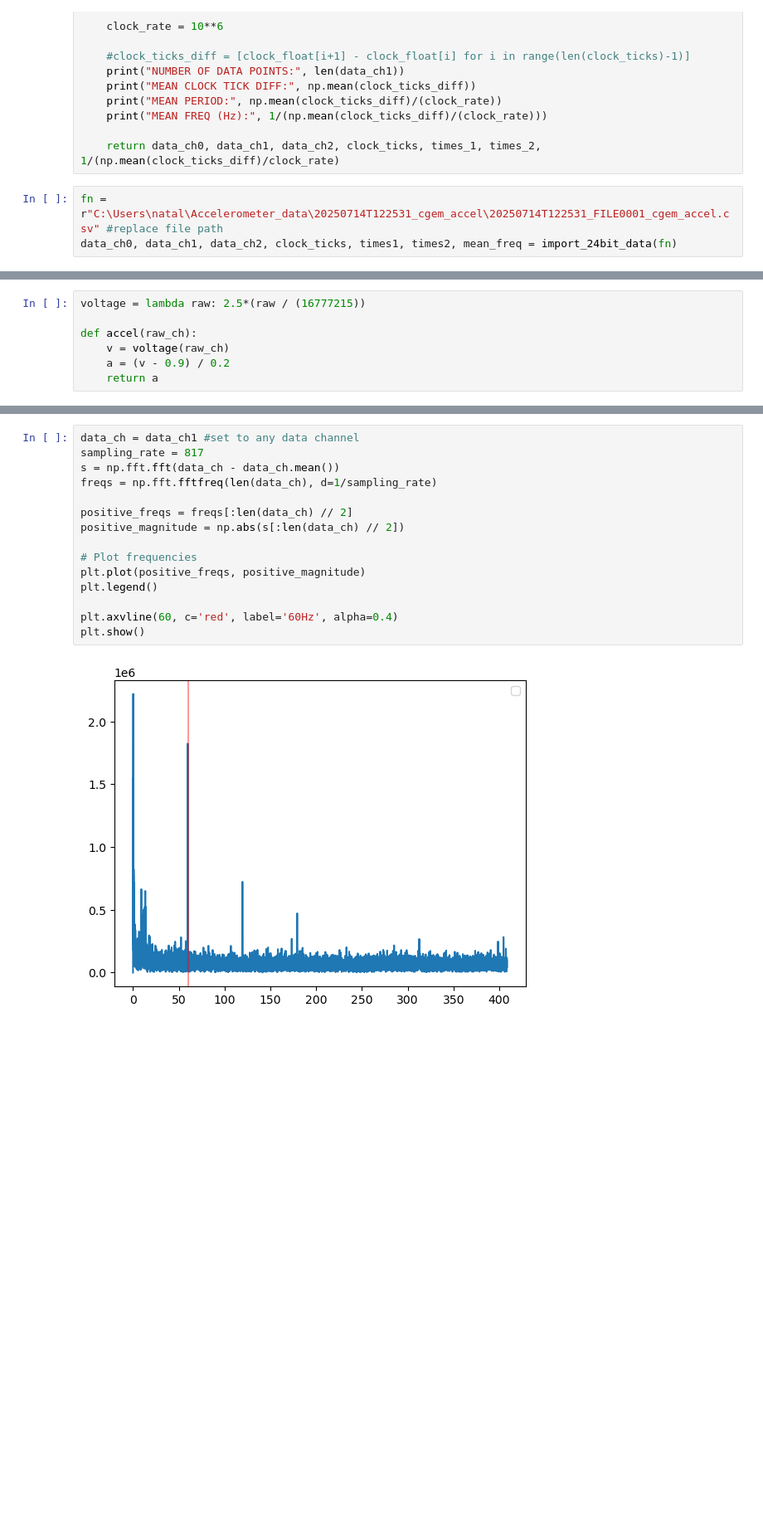
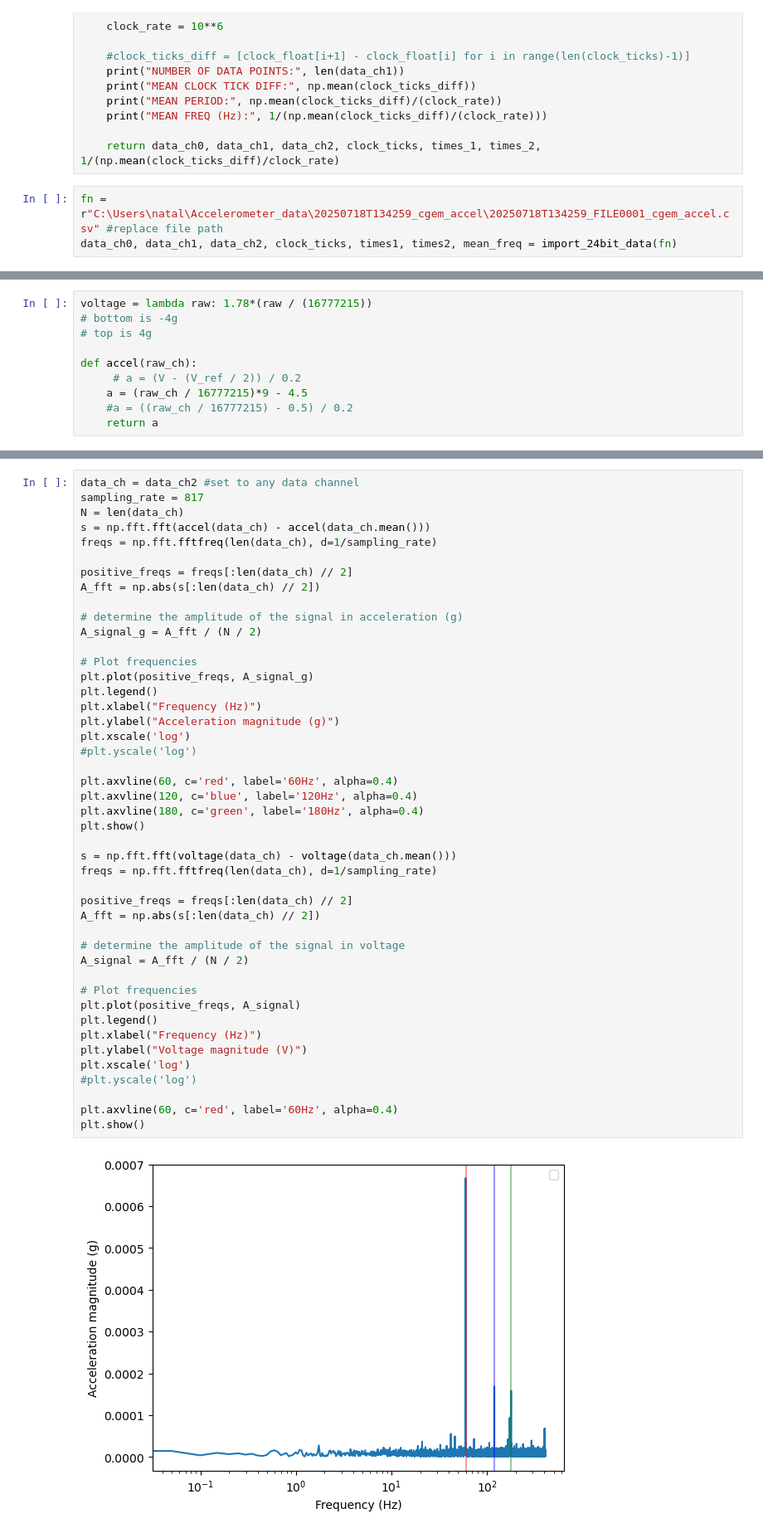
Before and after one commit to cgem-experiment/Accelerometers, a Jupyter notebook: Import_data.ipynb, the cells around one changed output, grey strips where cells are left out. Shown at 83% size. Cells and saved outputs as stored; diff of their text form; blank space fills up the shorter version.

```diff
--- a/Import_data.ipynb
+++ b/Import_data.ipynb
@@ -52,6 +52,6 @@ def import_24bit_data(fn):
 
     return data_ch0, data_ch1, data_ch2, clock_ticks, times_1, times_2, 1/(np.mean(clock_ticks_diff)/clock_rate)
 # %%
-fn = r"C:\Users\natal\Accelerometer_data\20250714T122531_cgem_accel\20250714T122531_FILE0001_cgem_accel.csv" #replace file path
+fn = r"C:\Users\natal\Accelerometer_data\20250718T134259_cgem_accel\20250718T134259_FILE0001_cgem_accel.csv" #replace file path
 data_ch0, data_ch1, data_ch2, clock_ticks, times1, times2, mean_freq = import_24bit_data(fn)
 # %% [output]
@@ -62,9 +62,12 @@ MEAN FREQ (Hz): 816.7087530805289
 # %%
-voltage = lambda raw: 2.5*(raw / (16777215))
+voltage = lambda raw: 1.78*(raw / (16777215))
+# bottom is -4g
+# top is 4g
 
 def accel(raw_ch):
-    v = voltage(raw_ch)
-    a = (v - 0.9) / 0.2
+     # a = (V - (V_ref / 2)) / 0.2
+    a = (raw_ch / 16777215)*9 - 4.5
+    #a = ((raw_ch / 16777215) - 0.5) / 0.2
     return a
 # %%
 print("Voltage (V):")
@@ -89,17 +96,47 @@ channel 2 average accel: 0.8621676820838226
 # %%
-data_ch = data_ch1 #set to any data channel
+data_ch = data_ch2 #set to any data channel
 sampling_rate = 817
-s = np.fft.fft(data_ch - data_ch.mean())
+N = len(data_ch)
+s = np.fft.fft(accel(data_ch) - accel(data_ch.mean()))
 freqs = np.fft.fftfreq(len(data_ch), d=1/sampling_rate)
 
 positive_freqs = freqs[:len(data_ch) // 2]
-positive_magnitude = np.abs(s[:len(data_ch) // 2])
+A_fft = np.abs(s[:len(data_ch) // 2])
+
+# determine the amplitude of the signal in acceleration (g)
+A_signal_g = A_fft / (N / 2)
 
 # Plot frequencies
-plt.plot(positive_freqs, positive_magnitude)
+plt.plot(positive_freqs, A_signal_g)
 plt.legend()
+plt.xlabel("Frequency (Hz)")
+plt.ylabel("Acceleration magnitude (g)")
+plt.xscale('log')
+#plt.yscale('log')
+
+plt.axvline(60, c='red', label='60Hz', alpha=0.4)
+plt.axvline(120, c='blue', label='120Hz', alpha=0.4)
+plt.axvline(180, c='green', label='180Hz', alpha=0.4)
+plt.show()
+
+s = np.fft.fft(voltage(data_ch) - voltage(data_ch.mean()))
+freqs = np.fft.fftfreq(len(data_ch), d=1/sampling_rate)
+
+positive_freqs = freqs[:len(data_ch) // 2]
+A_fft = np.abs(s[:len(data_ch) // 2])
+
+# determine the amplitude of the signal in voltage
+A_signal = A_fft / (N / 2)
+
+# Plot frequencies
+plt.plot(positive_freqs, A_signal)
+plt.legend()
+plt.xlabel("Frequency (Hz)")
+plt.ylabel("Voltage magnitude (V)")
+plt.xscale('log')
+#plt.yscale('log')
 
 plt.axvline(60, c='red', label='60Hz', alpha=0.4)
 plt.show()
 # %% [output]
-[figure, old version]
+[figure, new version]
```
Also changed, not shown: parts of 11 cells of this notebook, 6 other files.
